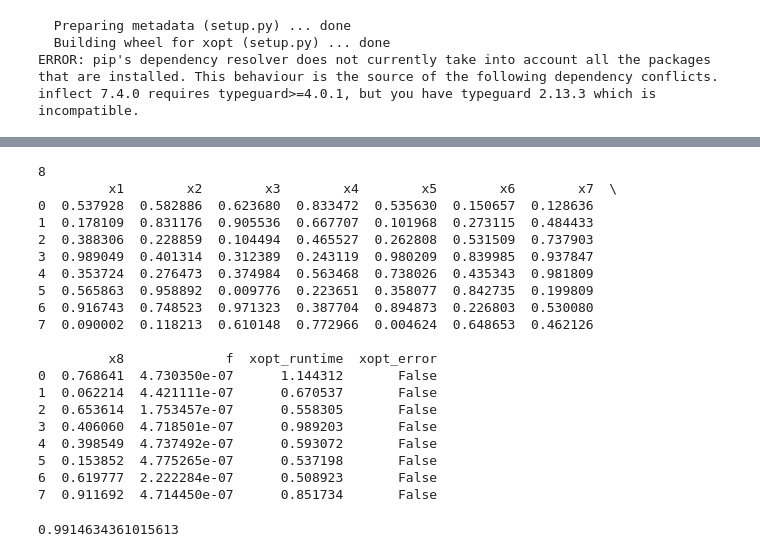
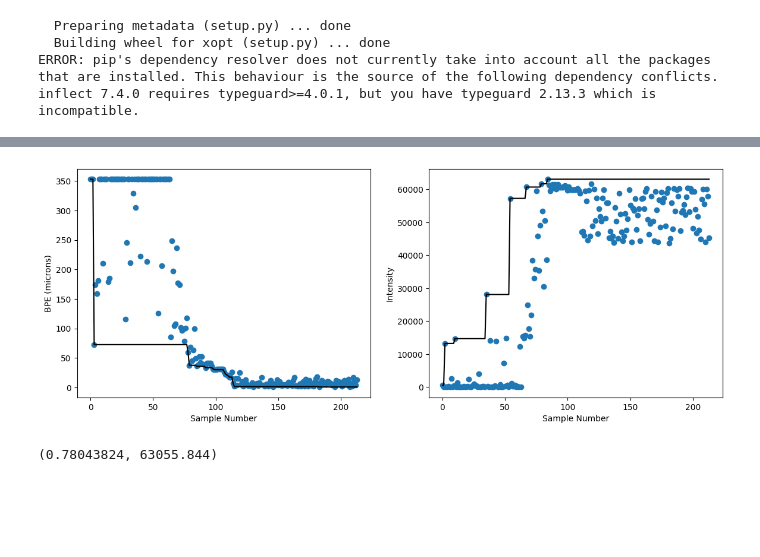
Before and after one commit to aashwinmishra/SLACBeamOptimization, a Jupyter notebook: notebooks/09_Noisy_SND_TurBO.ipynb, the cells around one changed output, grey strips where cells are left out. Drawn from its saved outputs; the diff is of its cells as text; code cells hidden in the pictures; blank space fills up the shorter version.

```diff
--- a/notebooks/09_Noisy_SND_TurBO.ipynb
+++ b/notebooks/09_Noisy_SND_TurBO.ipynb
@@ -333,37 +311,0 @@ def lhs_evaluate(X: Xopt, n_init: int, seed=None):
-# %%
-evaluator = Evaluator(function=eval_function)
-generator = ExpectedImprovementGenerator(
-    vocs=vocs, turbo_controller="optimize"
-)
-X = Xopt(evaluator=evaluator, generator=generator, vocs=vocs)
-# %%
-lhs_evaluate(X, 4)
-print(len(X.data))
-print(X.data)
-# %% [output]
-8
-         x1        x2        x3        x4        x5        x6        x7  \
-0  0.537928  0.582886  0.623680  0.833472  0.535630  0.150657  0.128636
-1  0.178109  0.831176  0.905536  0.667707  0.101968  0.273115  0.484433
-2  0.388306  0.228859  0.104494  0.465527  0.262808  0.531509  0.737903
-3  0.989049  0.401314  0.312389  0.243119  0.980209  0.839985  0.937847
-4  0.353724  0.276473  0.374984  0.563468  0.738026  0.435343  0.981809
-5  0.565863  0.958892  0.009776  0.223651  0.358077  0.842735  0.199809
-6  0.916743  0.748523  0.971323  0.387704  0.894873  0.226803  0.530080
-7  0.090002  0.118213  0.610148  0.772966  0.004624  0.648653  0.462126
-
-         x8             f  xopt_runtime  xopt_error
-0  0.768641  4.730350e-07      1.144312       False
-1  0.062214  4.421111e-07      0.670537       False
-2  0.653614  1.753457e-07      0.558305       False
-3  0.406060  4.718501e-07      0.989203       False
-4  0.398549  4.737492e-07      0.593072       False
-5  0.153852  4.775265e-07      0.537198       False
-6  0.619777  2.222284e-07      0.508923       False
-7  0.911692  4.714450e-07      0.851734       False
-# %%
-do_centroid = 1
-do_centroid += 0.1*(np.random.rand() - 0.5)
-do_centroid
-# %% [output]
-0.9914634361015613
@@ -371,0 +312,41 @@ np.random.rand?
+# %%
+def plot_optima_from_generator_data(X, plot=True):
+  """
+  Takes Xopt object, returns and plots the (noise-less) data for
+  beam position error and intensity.
+  Args:
+    X: Xopt object
+    plot: boolean to plot or not
+  Returns:
+    tuple of beam position error sample and intensity sample histories.
+  """
+  features = ["x1",  "x2", "x3", "x4", "x5",  "x6", "x7", "x8"]
+  points = X.generator.data[features].to_numpy()
+  outs = get_snd_outputs_detailed(points).numpy()
+  bpe_vals,  intensity_vals =   outs[:,0], outs[:,1]
+  bpe_optima = np.minimum.accumulate(bpe_vals)
+  intensity_optima = np.maximum.accumulate(intensity_vals)
+
+  if plot:
+    fig, [ax1, ax2] = plt.subplots(nrows=1, ncols=2, figsize=(14,5))
+    ax1.plot(bpe_optima, 'k')
+    ax1.scatter(np.arange(len(bpe_optima)), bpe_vals)
+    ax1.set_xlabel("Sample Number")
+    ax1.set_ylabel("BPE (microns)")
+
+
+    ax2.plot(intensity_optima, 'k')
+    ax2.scatter(np.arange(len(intensity_optima)), intensity_vals)
+    ax2.set_xlabel("Sample Number")
+    ax2.set_ylabel("Intensity")
+    plt.show()
+
+  return bpe_vals,  intensity_vals
+# %%
+temp = plot_optima_from_generator_data(X)
+# %% [output]
+[figure, added]
+# %%
+np.min(temp[0]), np.max(temp[1])
+# %% [output]
+(0.78043824, 63055.844)
```
Also changed, not shown: parts of 23 cells of this notebook.
